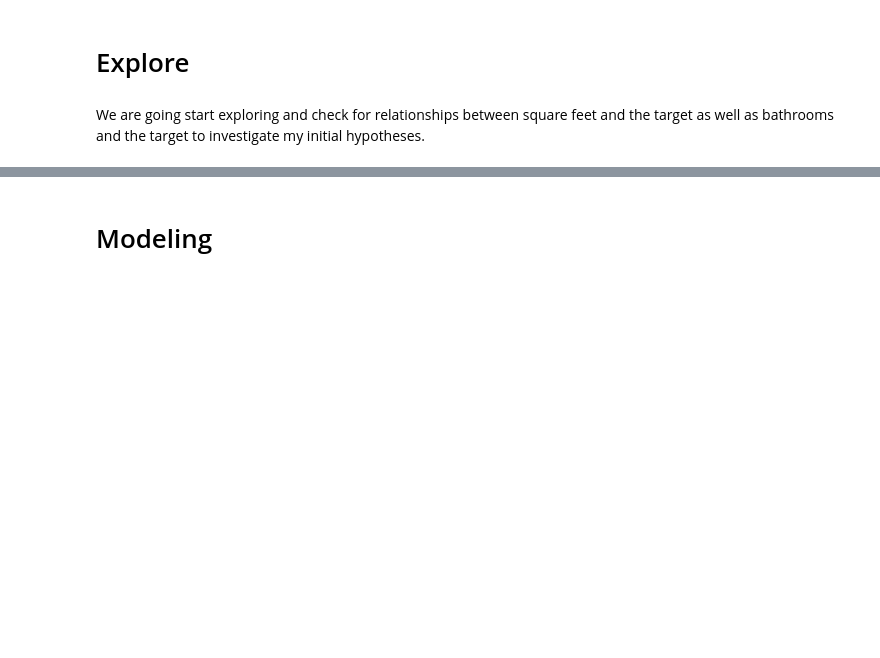
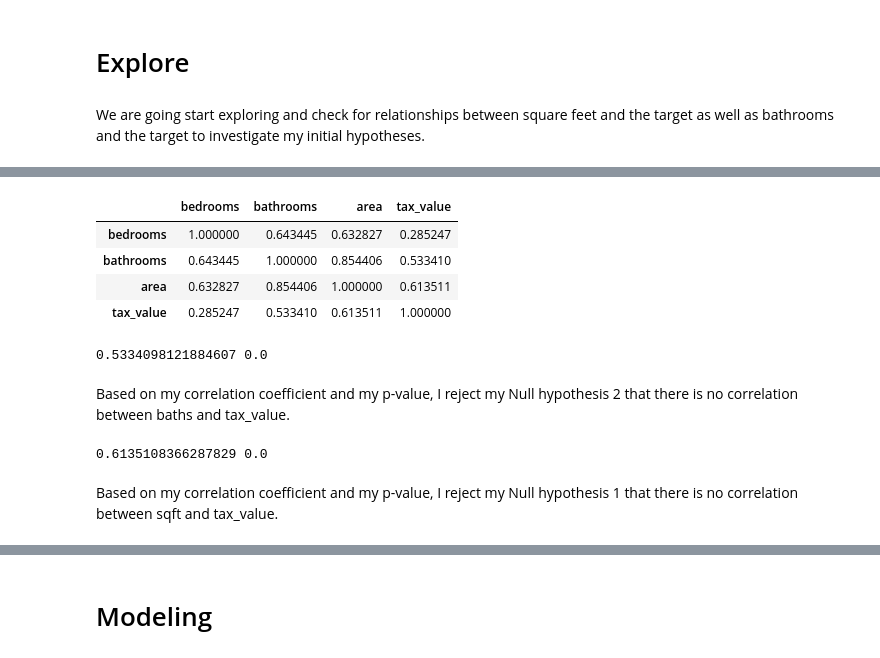
Before and after one commit to SLawsonWoods/zillow_project, a Jupyter notebook: final_zillow_regression_project_notebook.ipynb, the cells around one changed output, grey strips where cells are left out. Cells and saved outputs as stored; diff of their text form; code cells hidden in the pictures; blank space fills up the shorter version.

```diff
--- a/final_zillow_regression_project_notebook.ipynb
+++ b/final_zillow_regression_project_notebook.ipynb
@@ -194,0 +229,31 @@ train.head()
+# %%
+# Create the correlation matrix for all features.
+
+exam_corr = train.drop(columns='tax_amount').corr()
+exam_corr
+# %% [output]
+|  | bedrooms | bathrooms | area | tax_value |
+| bedrooms | 1.000000 | 0.643445 | 0.632827 | 0.285247 |
+| bathrooms | 0.643445 | 1.000000 | 0.854406 | 0.533410 |
+| area | 0.632827 | 0.854406 | 1.000000 | 0.613511 |
+| tax_value | 0.285247 | 0.533410 | 0.613511 | 1.000000 |
+# %%
+# Use a scipy stats function pearsonr to calculate the correlation coefficient and the p-value.
+
+r, p_value = pearsonr(train.bathrooms, train.tax_value)
+print(r, p_value)
+# %% [output]
+0.5334098121884607 0.0
+# %% [markdown]
+Based on my correlation coefficient and my p-value, I reject my Null hypothesis 2 that there is no correlation
+between baths and tax_value.
+# %%
+# Use a scipy stats function pearsonr to calculate the correlation coefficient and the p-value.
+
+r, p_value = pearsonr(train.area, train.tax_value)
+print(r, p_value)
+# %% [output]
+0.6135108366287829 0.0
+# %% [markdown]
+Based on my correlation coefficient and my p-value, I reject my Null hypothesis 1 that there is no correlation
+between sqft and tax_value.
```
Also changed, not shown: parts of 10 cells of this notebook, 2 other files.
